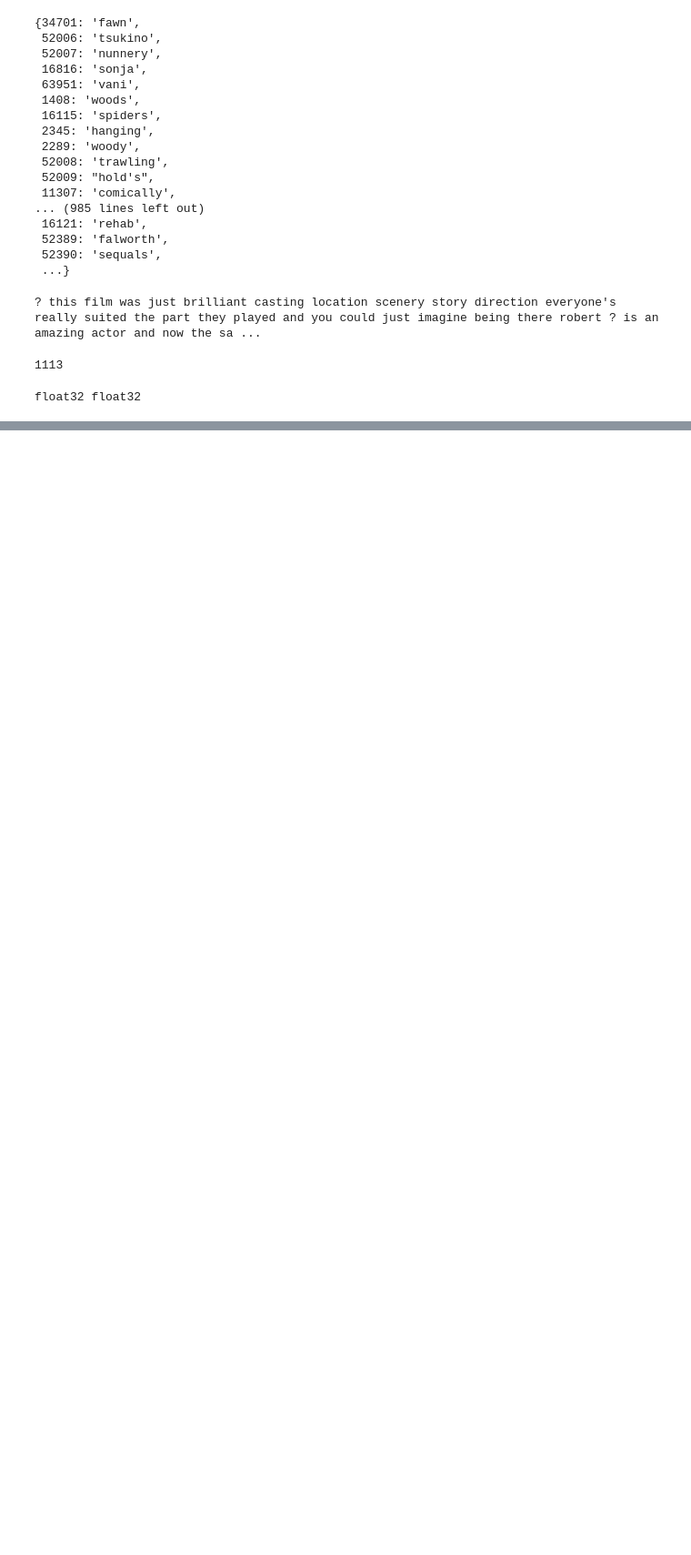
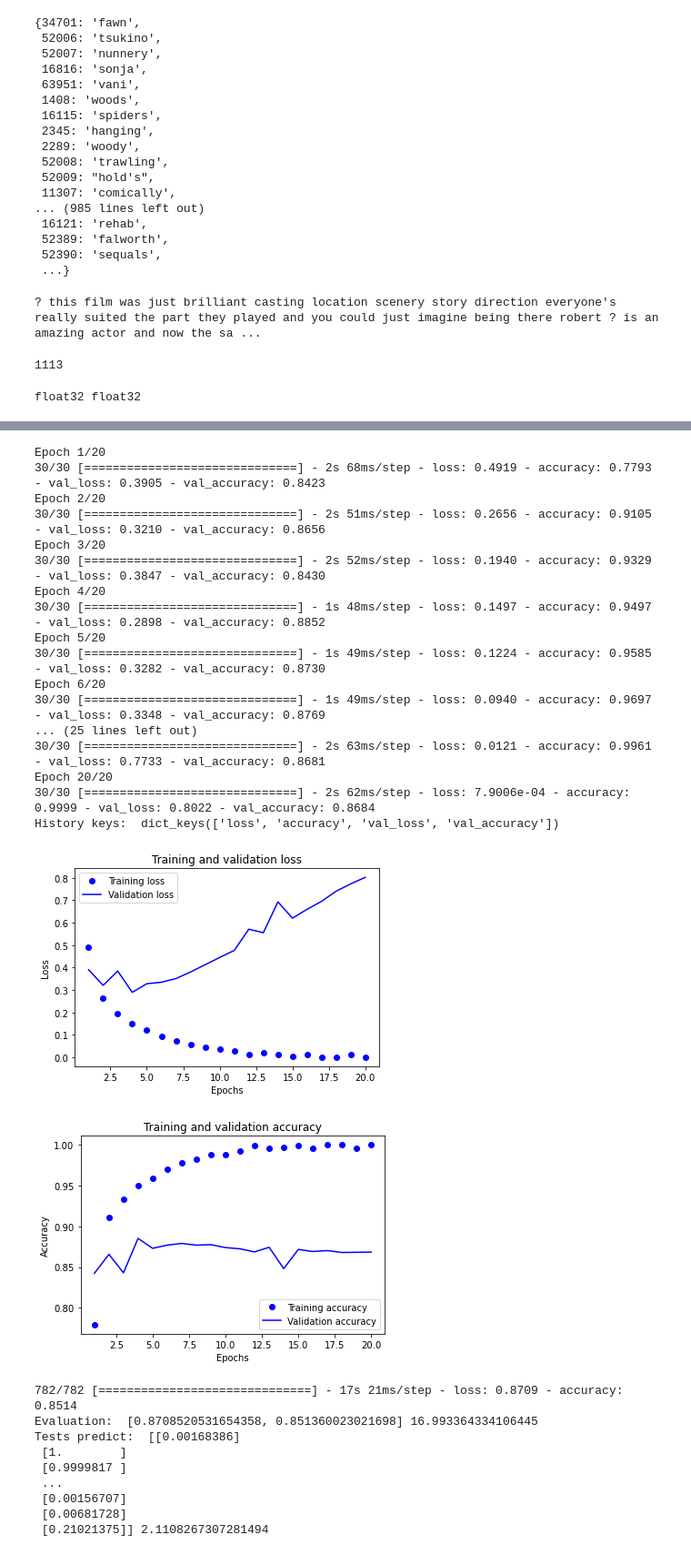
Before and after one commit to rob-nn/dlp, a Jupyter notebook: ch03/movies.ipynb, the cells around one changed output, grey strips where cells are left out. Shown: that part at 91% size. Drawn from its saved outputs; the diff is of its cells as text; code cells hidden in the pictures; blank space fills up the shorter version.

```diff
--- a/ch03/movies.ipynb
+++ b/ch03/movies.ipynb
@@ -168,0 +244,37 @@ plt.show()
+# %%
+model = models.Sequential()
+model.add(layers.Dense(32, activation='relu', input_shape=(10000,)))
+model.add(layers.Dense(32, activation='relu'))
+model.add(layers.Dense(1, activation='sigmoid'))
+model.compile(optimizer='rmsprop', loss='binary_crossentropy', metrics=['accuracy'])
+
+run_model(model)
+# %% [output]
+Epoch 1/20
+30/30 [==============================] - 2s 68ms/step - loss: 0.4919 - accuracy: 0.7793 - val_loss: 0.3905 - val_accuracy: 0.8423
+Epoch 2/20
+30/30 [==============================] - 2s 51ms/step - loss: 0.2656 - accuracy: 0.9105 - val_loss: 0.3210 - val_accuracy: 0.8656
+Epoch 3/20
+30/30 [==============================] - 2s 52ms/step - loss: 0.1940 - accuracy: 0.9329 - val_loss: 0.3847 - val_accuracy: 0.8430
+Epoch 4/20
+30/30 [==============================] - 1s 48ms/step - loss: 0.1497 - accuracy: 0.9497 - val_loss: 0.2898 - val_accuracy: 0.8852
+Epoch 5/20
+30/30 [==============================] - 1s 49ms/step - loss: 0.1224 - accuracy: 0.9585 - val_loss: 0.3282 - val_accuracy: 0.8730
+Epoch 6/20
+30/30 [==============================] - 1s 49ms/step - loss: 0.0940 - accuracy: 0.9697 - val_loss: 0.3348 - val_accuracy: 0.8769
+... (25 lines left out)
+30/30 [==============================] - 2s 63ms/step - loss: 0.0121 - accuracy: 0.9961 - val_loss: 0.7733 - val_accuracy: 0.8681
+Epoch 20/20
+30/30 [==============================] - 2s 62ms/step - loss: 7.9006e-04 - accuracy: 0.9999 - val_loss: 0.8022 - val_accuracy: 0.8684
+History keys:  dict_keys(['loss', 'accuracy', 'val_loss', 'val_accuracy'])
+[figure, added]
+[figure, added]
+782/782 [==============================] - 17s 21ms/step - loss: 0.8709 - accuracy: 0.8514
+Evaluation:  [0.8708520531654358, 0.851360023021698] 16.993364334106445
+Tests predict:  [[0.00168386]
+ [1.        ]
+ [0.9999817 ]
+ ...
+ [0.00156707]
+ [0.00681728]
+ [0.21021375]] 2.1108267307281494
```
Also changed, not shown: parts of 10 cells of this notebook, 2 other files.
